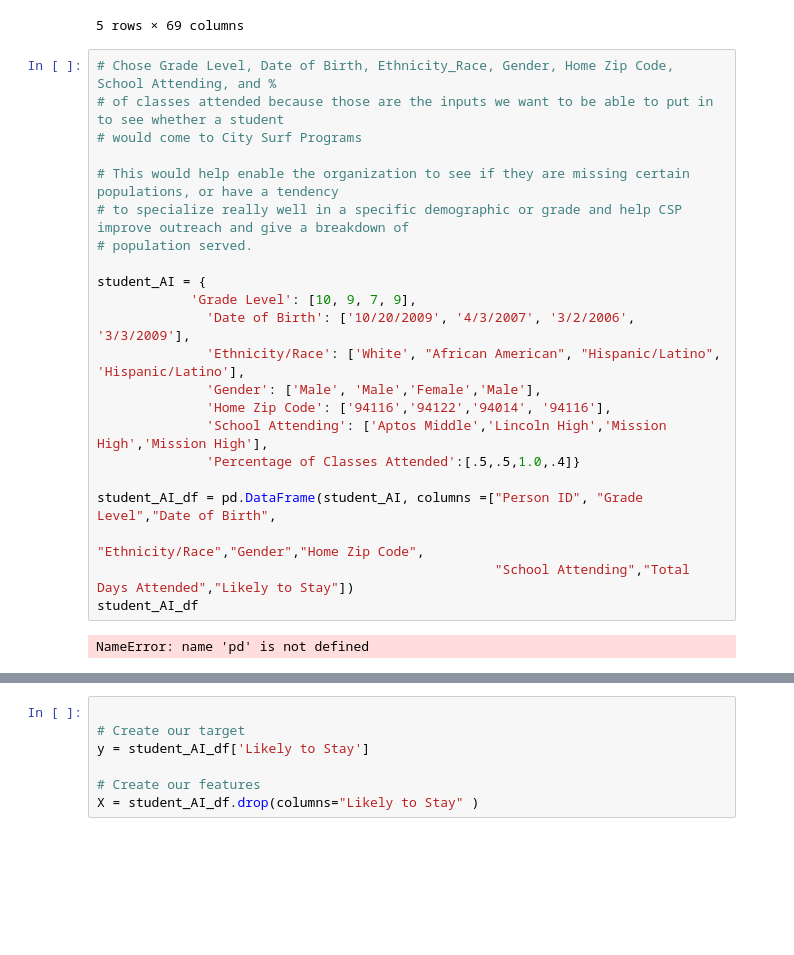
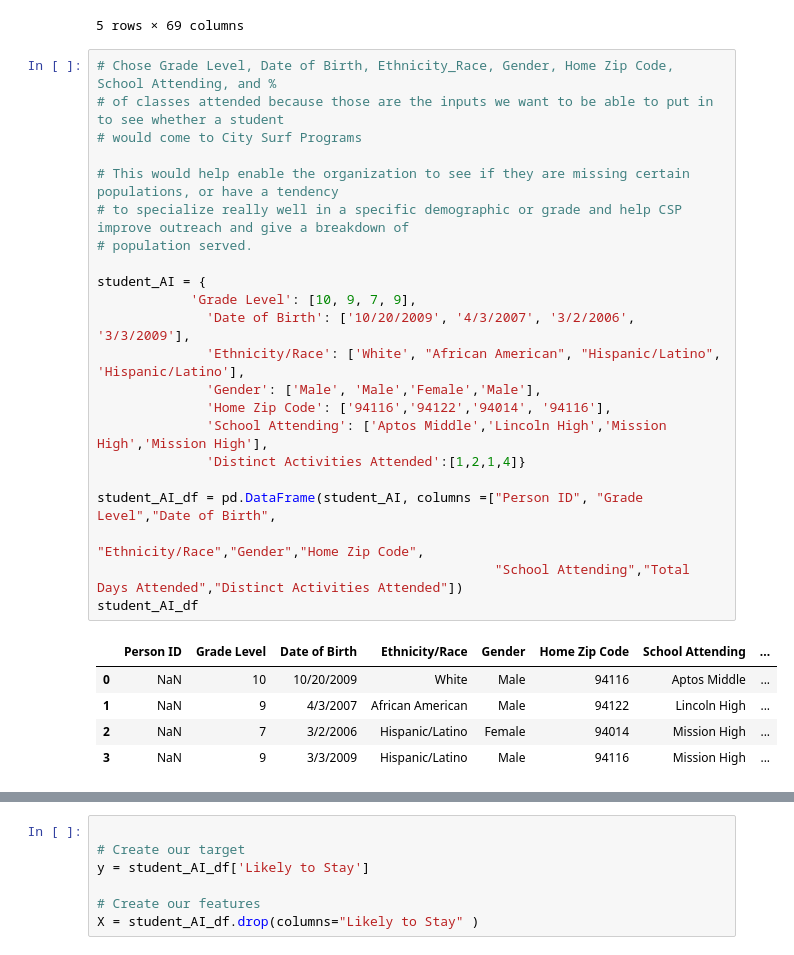
Before and after one commit to SladeMahoney/City_Surf_Project, a Jupyter notebook: Machine_Learning/Provisional Machine Learning Model.ipynb, the cells around one changed output, grey strips where cells are left out. Drawn from its saved outputs; the diff is of its cells as text; blank space fills up the shorter version.

```diff
--- a/Machine_Learning/Provisional Machine Learning Model.ipynb
+++ b/Machine_Learning/Provisional Machine Learning Model.ipynb
@@ -138,27 +138,31 @@ students_df.head()
 # %%
 # Chose Grade Level, Date of Birth, Ethnicity_Race, Gender, Home Zip Code, School Attending, and %
 # of classes attended because those are the inputs we want to be able to put in to see whether a student
 # would come to City Surf Programs
 
 # This would help enable the organization to see if they are missing certain populations, or have a tendency
 # to specialize really well in a specific demographic or grade and help CSP improve outreach and give a breakdown of
 # population served.
 
 student_AI = {
             'Grade Level': [10, 9, 7, 9],
               'Date of Birth': ['10/20/2009', '4/3/2007', '3/2/2006', '3/3/2009'],
               'Ethnicity/Race': ['White', "African American", "Hispanic/Latino", 'Hispanic/Latino'],
               'Gender': ['Male', 'Male','Female','Male'],
               'Home Zip Code': ['94116','94122','94014', '94116'],
               'School Attending': ['Aptos Middle','Lincoln High','Mission High','Mission High'],
-              'Percentage of Classes Attended':[.5,.5,1.0,.4]}
+              'Distinct Activities Attended':[1,2,1,4]}
 
 student_AI_df = pd.DataFrame(student_AI, columns =["Person ID", "Grade Level","Date of Birth",
                                                    "Ethnicity/Race","Gender","Home Zip Code",
-                                                   "School Attending","Total Days Attended","Likely to Stay"])
+                                                   "School Attending","Total Days Attended","Distinct Activities Attended"])
 student_AI_df
 # %% [output]
-NameError: name 'pd' is not defined
+|  | Person ID | Grade Level | Date of Birth | Ethnicity/Race | Gender | Home Zip Code | School Attending | ... |
+| 0 | NaN | 10 | 10/20/2009 | White | Male | 94116 | Aptos Middle | ... |
+| 1 | NaN | 9 | 4/3/2007 | African American | Male | 94122 | Lincoln High | ... |
+| 2 | NaN | 7 | 3/2/2006 | Hispanic/Latino | Female | 94014 | Mission High | ... |
+| 3 | NaN | 9 | 3/3/2009 | Hispanic/Latino | Male | 94116 | Mission High | ... |
 # %%
 # Encode columns
 encode_columns=["Person ID", "Grade Level","Date of Birth",
```
Also changed, not shown: parts of 1 cell of this notebook, 1 other file.
